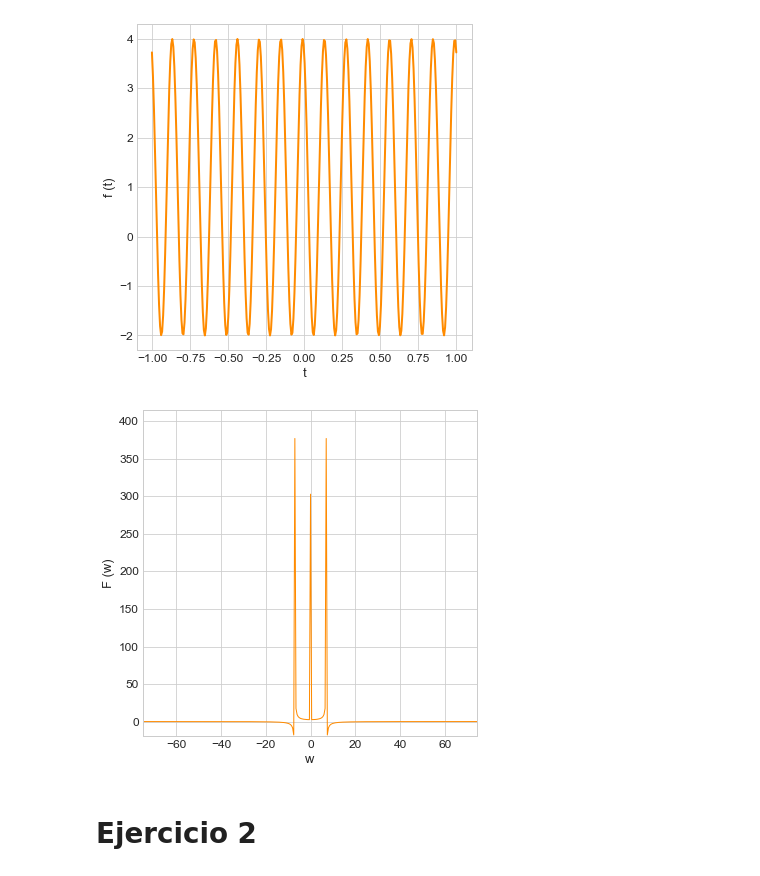
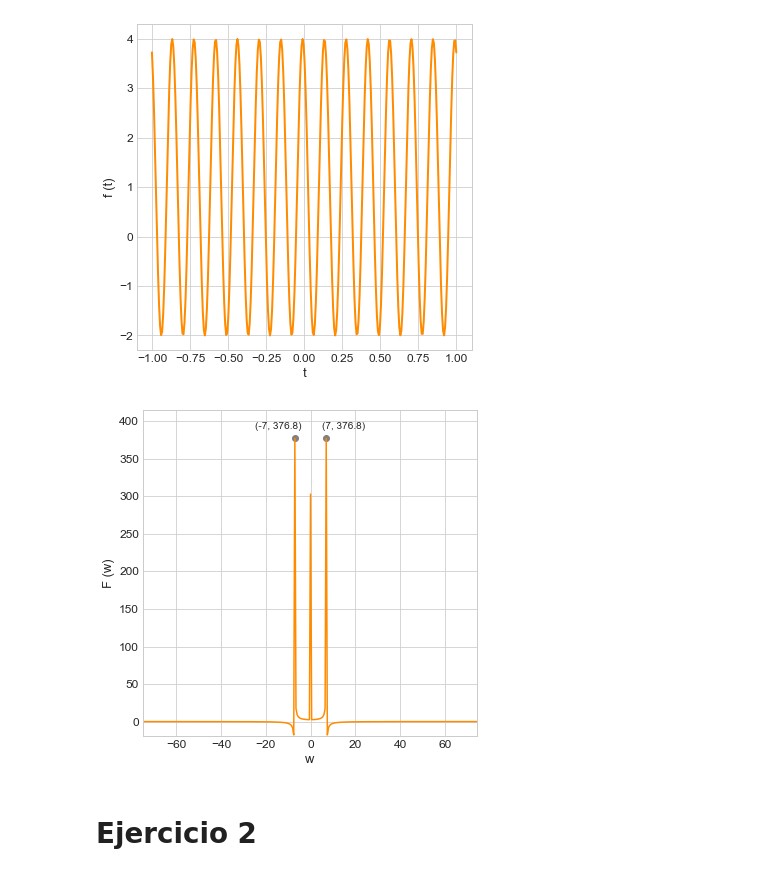
Before and after one commit to danielfrgs/2022_1-Visualizacion-Informacion, a Jupyter notebook: Tareas/T3/T3_FragosoAlvaradoDaniel.ipynb, the cells around one changed output. Cells and saved outputs as stored; diff of their text form; code cells hidden in the pictures.

```diff
--- a/Tareas/T3/T3_FragosoAlvaradoDaniel.ipynb
+++ b/Tareas/T3/T3_FragosoAlvaradoDaniel.ipynb
@@ -121,6 +121,38 @@ for label in ax.get_xticklabels() + ax.get_yticklabels():
 pl.savefig('Images/T3_1_c.pdf')
 # %% [output]
 [figure]
+# %%
+fc = 1/(2*T)
+paso = 2*fc/N
+f = np.arange(-fc, fc, paso)
+Y = fftshift(fft(y))
+
+
+#plt.figure(figsize=(6,6))
+fig, ax = plt.subplots(figsize=(6,6))
+pl.plot(f, Y, color="#FF8B00", linewidth=1.5, linestyle="-", label="f(t)")
+
+ax.scatter(7, 376.807, color = 'grey')
+ax.scatter(-7, 376.807, color = 'grey')
+
+plt.xlabel("w", fontsize = 13)
+plt.ylabel("F (w)", fontsize = 13)
+
+pl.ylim(Y.min() * 1.1 , Y.max() * 1.1)
+pl.annotate('(-7, 376.8)', (-25, 390))
+pl.xlim(f.min() * 1, f.max() * 1)
+pl.annotate('(7, 376.8)', (5, 390))
+
+
+
+
+ax = pl.gca()
+for label in ax.get_xticklabels() + ax.get_yticklabels():
+    label.set_fontsize(12)
+
+pl.savefig('Images/T3_1_d.pdf')
+# %% [output]
+[figure, added]
 # %%
 fc = 1/(2*T)
 paso = 2*fc/N
@@ -129,7 +161,9 @@ Y = fftshift(fft(y))
 
 
 plt.figure(figsize=(6,6))
-pl.plot(f, Y, color="#FF8B00", linewidth=1, linestyle="-", label="f(t)")
+pl.plot(f, Y, color="#FF8B00", linewidth=1.5, linestyle="-", label="f(t)")
+pl.axvline(x = 7, color = 'grey',linewidth=1, linestyle = '-', label = "Frecuencia de Corte")
+pl.axvline(x = -7, color = 'grey',linewidth=1, linestyle = '-', label = "Frecuencia de Corte")
 
 
 plt.xlabel("w", fontsize = 13)
@@ -144,8 +178,6 @@ for label in ax.get_xticklabels() + ax.get_yticklabels():
     label.set_fontsize(12)
 
 pl.savefig('Images/T3_1_d.pdf')
-# %% [output]
-[figure, removed]
 # %% [markdown]
 # Ejercicio 2
 # %%
```
